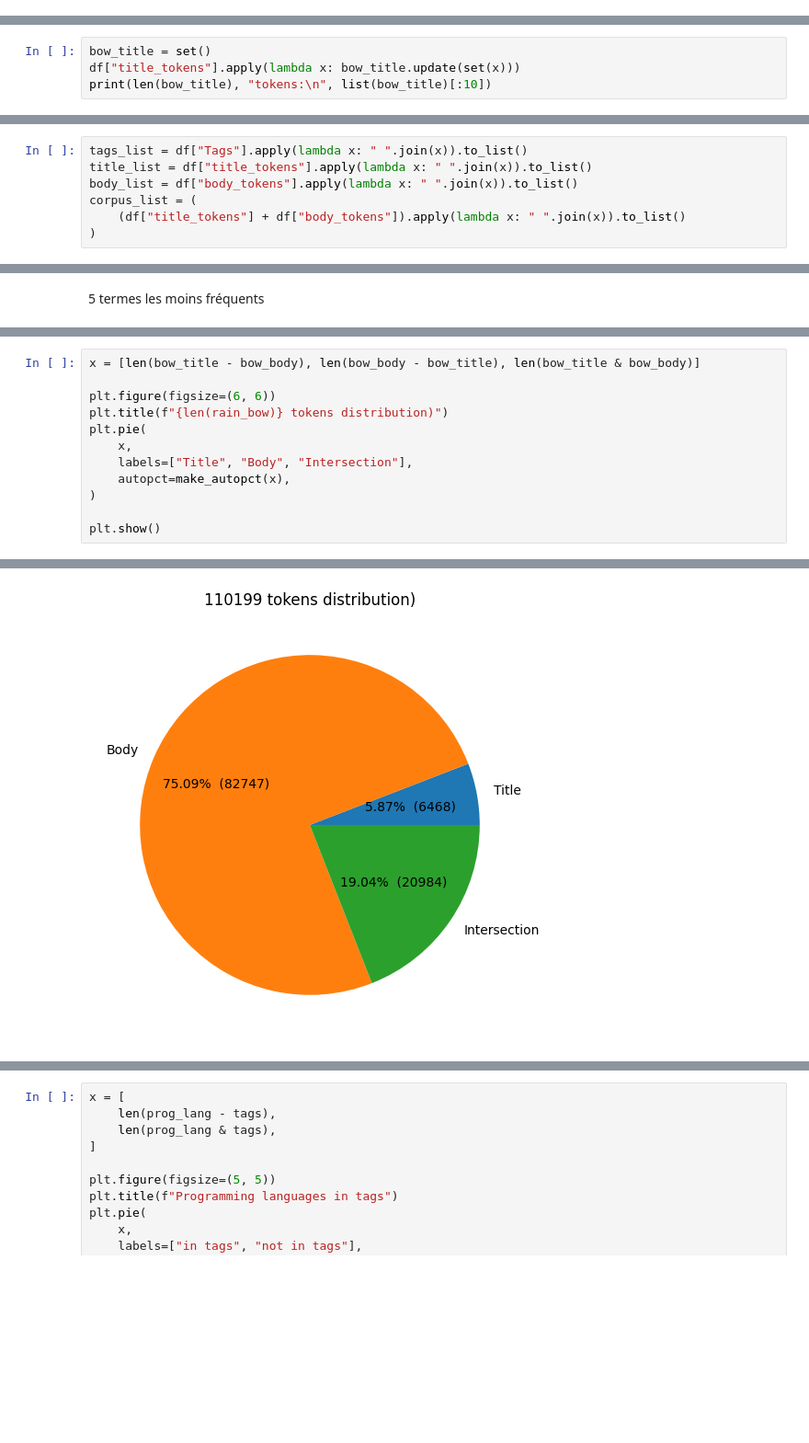
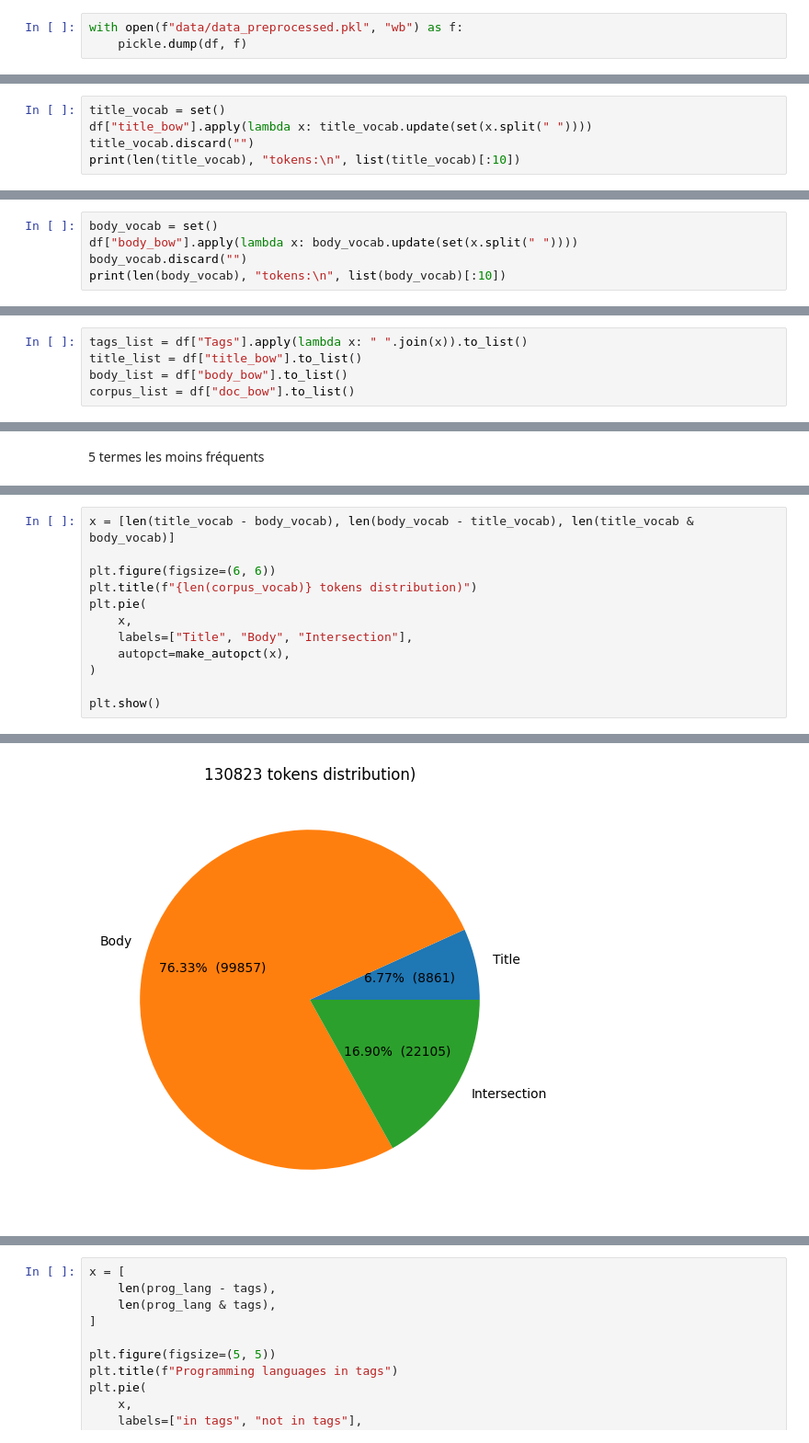
Before and after one commit to sycod/OC_P5_SoF, a Jupyter notebook: 1_EDA.ipynb, the cells around one changed output, grey strips where cells are left out. Shown at 92% size. Saved outputs shown, nothing was run; the diff lists cells and outputs as text; blank space fills up the shorter version.

Commit message:
better data preprocessing

```diff
--- a/1_EDA.ipynb
+++ b/1_EDA.ipynb
@@ -447,2 +468,5 @@ df[["Tags", "title_tokens", "body_tokens"]]
+# %%
+with open(f"data/data_preprocessed.pkl", "wb") as f:
+    pickle.dump(df, f)
 # %% [markdown]
 # <a id='toc3_'></a>[Vocabulaire](#toc0_)
@@ -461,0 +477,5 @@ Création de 3 *bags-of-words* (abrégés *BOW*) séparés, contenant tout le vo
+# %%
+title_vocab = set()
+df["title_bow"].apply(lambda x: title_vocab.update(set(x.split(" "))))
+title_vocab.discard("")
+print(len(title_vocab), "tokens:\n", list(title_vocab)[:10])
@@ -464,5 +487,6 @@ Création de 3 *bags-of-words* (abrégés *BOW*) séparés, contenant tout le vo
 # %%
-bow_title = set()
-df["title_tokens"].apply(lambda x: bow_title.update(set(x)))
-print(len(bow_title), "tokens:\n", list(bow_title)[:10])
+body_vocab = set()
+df["body_bow"].apply(lambda x: body_vocab.update(set(x.split(" "))))
+body_vocab.discard("")
+print(len(body_vocab), "tokens:\n", list(body_vocab)[:10])
 # %% [output]
@@ -502,9 +516,7 @@ Création des listes :
 - corpus = titres + corps
 # %%
 tags_list = df["Tags"].apply(lambda x: " ".join(x)).to_list()
-title_list = df["title_tokens"].apply(lambda x: " ".join(x)).to_list()
-body_list = df["body_tokens"].apply(lambda x: " ".join(x)).to_list()
-corpus_list = (
-    (df["title_tokens"] + df["body_tokens"]).apply(lambda x: " ".join(x)).to_list()
-)
+title_list = df["title_bow"].to_list()
+body_list = df["body_bow"].to_list()
+corpus_list = df["doc_bow"].to_list()
 # %% [markdown]
@@ -685,8 +714,8 @@ plt.show()
 # %%
-x = [len(bow_title - bow_body), len(bow_body - bow_title), len(bow_title & bow_body)]
+x = [len(title_vocab - body_vocab), len(body_vocab - title_vocab), len(title_vocab & body_vocab)]
 
 plt.figure(figsize=(6, 6))
-plt.title(f"{len(rain_bow)} tokens distribution)")
+plt.title(f"{len(corpus_vocab)} tokens distribution)")
 plt.pie(
     x,
     labels=["Title", "Body", "Intersection"],
@@ -698,2 +744,2 @@ plt.show()
-[figure, old version]
+[figure, new version]
 # %% [markdown]
```
Also changed, not shown: parts of 115 cells of this notebook, 2 other files.
